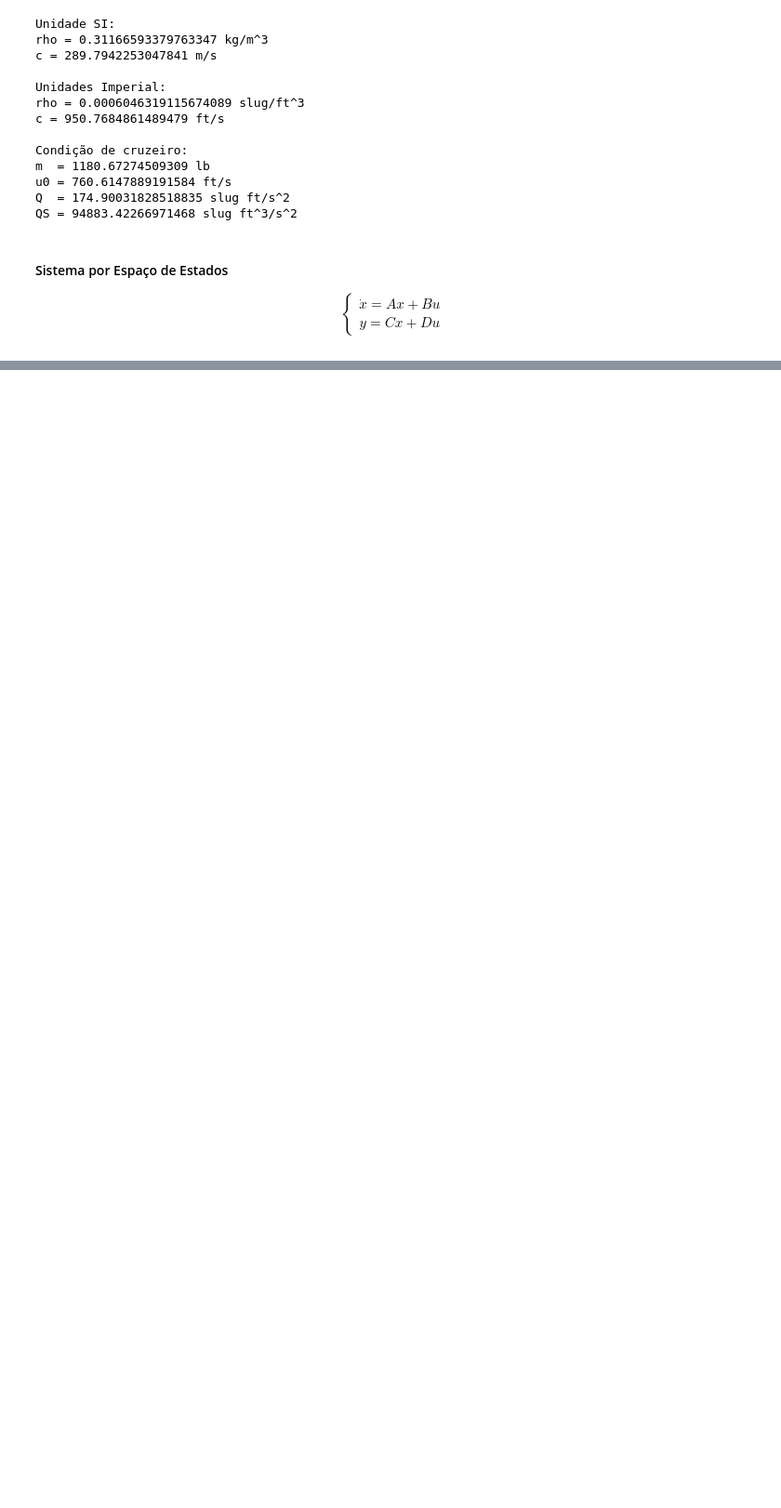
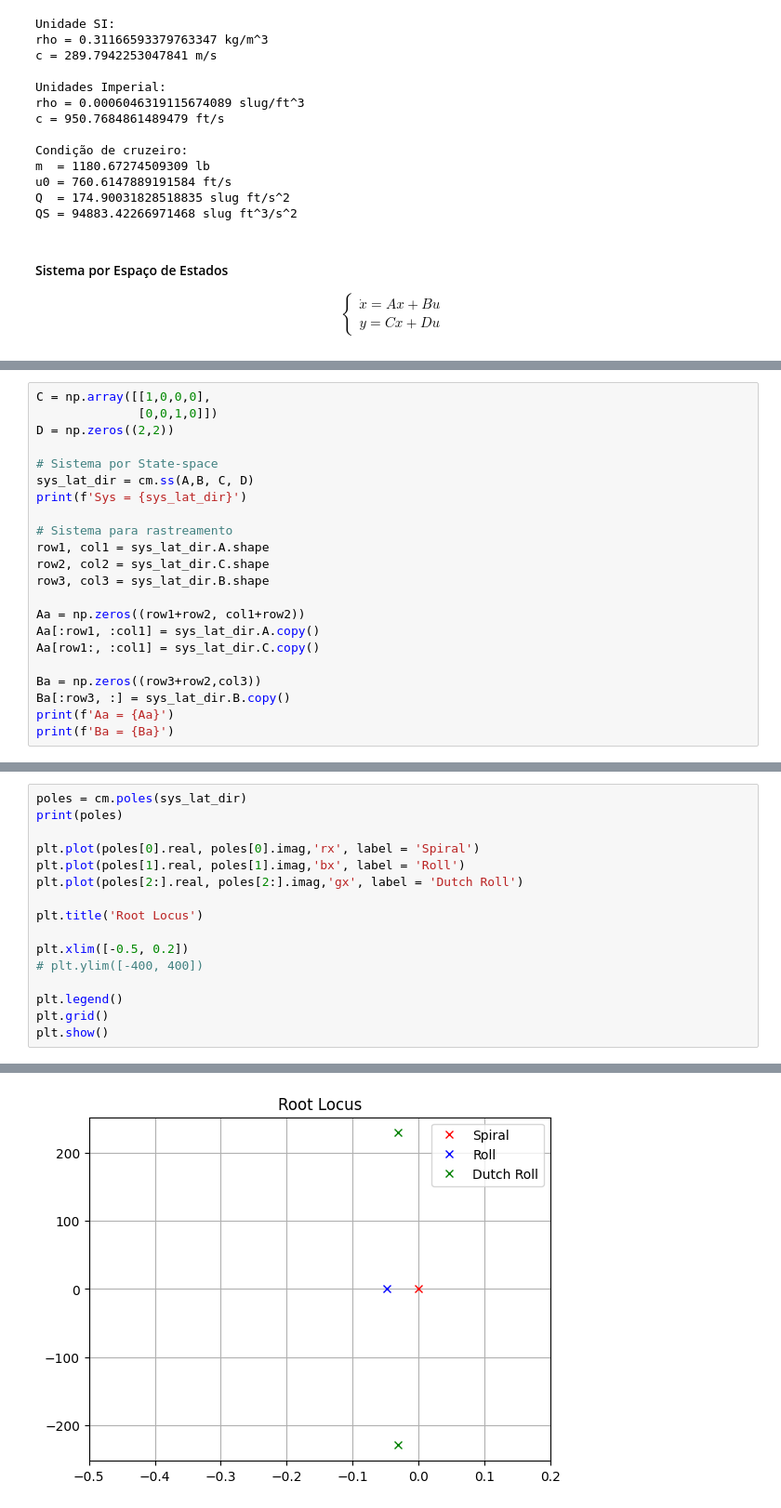
Before and after one commit to Widmark-Kaue/aircraft-control, a Jupyter notebook: bussines_jet.ipynb, the cells around one changed output, grey strips where cells are left out. Shown at 93% size. Saved outputs shown, nothing was run; the diff lists cells and outputs as text; blank space fills up the shorter version.

```diff
--- a/bussines_jet.ipynb
+++ b/bussines_jet.ipynb
@@ -255,0 +273,22 @@ array([[<Axes: >, <Axes: >],
+# %%
+C = np.array([[1,0,0,0],
+              [0,0,1,0]])
+D = np.zeros((2,2))
+
+# Sistema por State-space
+sys_lat_dir = cm.ss(A,B, C, D)
+print(f'Sys = {sys_lat_dir}')
+
+# Sistema para rastreamento
+row1, col1 = sys_lat_dir.A.shape
+row2, col2 = sys_lat_dir.C.shape
+row3, col3 = sys_lat_dir.B.shape
+
+Aa = np.zeros((row1+row2, col1+row2))
+Aa[:row1, :col1] = sys_lat_dir.A.copy()
+Aa[row1:, :col1] = sys_lat_dir.C.copy()
+
+Ba = np.zeros((row3+row2,col3))
+Ba[:row3, :] = sys_lat_dir.B.copy()
+print(f'Aa = {Aa}')
+print(f'Ba = {Ba}')
@@ -255,0 +315,17 @@ array([[<Axes: >, <Axes: >],
+# %%
+poles = cm.poles(sys_lat_dir)
+print(poles)
+
+plt.plot(poles[0].real, poles[0].imag,'rx', label = 'Spiral')
+plt.plot(poles[1].real, poles[1].imag,'bx', label = 'Roll')
+plt.plot(poles[2:].real, poles[2:].imag,'gx', label = 'Dutch Roll')
+
+plt.title('Root Locus')
+
+plt.xlim([-0.5, 0.2])
+# plt.ylim([-400, 400])
+
+plt.legend()
+plt.grid()
+plt.show()
+# %% [output]
@@ -255,0 +334 @@ array([[<Axes: >, <Axes: >],
+[figure, added]
```
Also changed, not shown: parts of 13 cells of this notebook.
